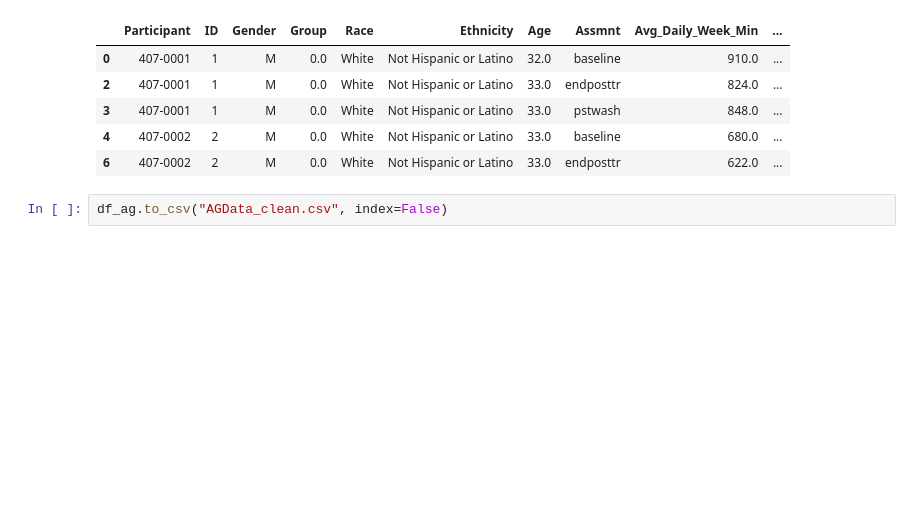
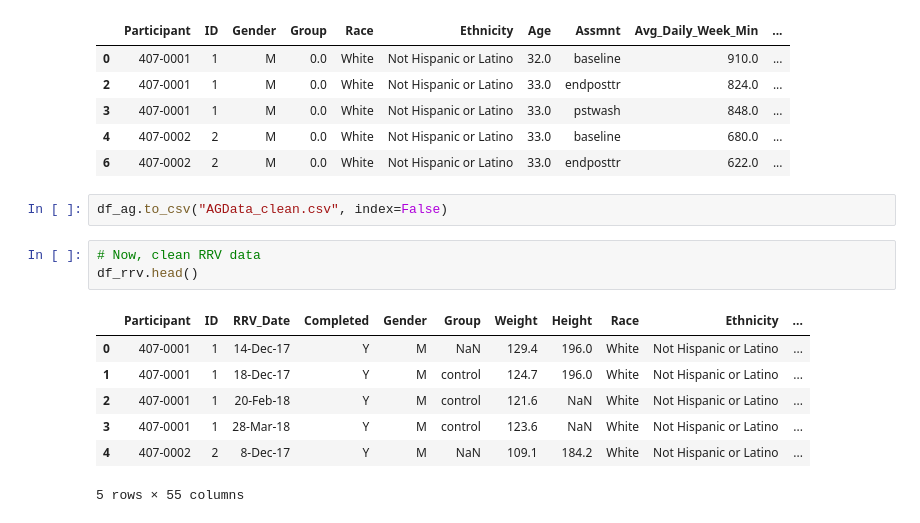
Before and after one commit to JainAnnanya/rrv-activity-modeling-ml, a Jupyter notebook: fitness_eda.ipynb, the cells around one changed output. Drawn from its saved outputs; the diff is of its cells as text; blank space fills up the shorter version.

Commit message:
Clean RRV data and merge with AG data

```diff
--- a/fitness_eda.ipynb
+++ b/fitness_eda.ipynb
@@ -185,3 +182,14 @@ Final shape: (207, 14)
 | 6 | 407-0002 | 2 | M | 0.0 | White | Not Hispanic or Latino | 33.0 | endposttr | 622.0 | ... |
 # %%
 df_ag.to_csv("AGData_clean.csv", index=False)
+# %%
+# Now, clean RRV data
+df_rrv.head()
+# %% [output]
+|  | Participant | ID | RRV_Date | Completed | Gender | Group | Weight | Height | Race | Ethnicity | ... |
+| 0 | 407-0001 | 1 | 14-Dec-17 | Y | M | NaN | 129.4 | 196.0 | White | Not Hispanic or Latino | ... |
+| 1 | 407-0001 | 1 | 18-Dec-17 | Y | M | control | 124.7 | 196.0 | White | Not Hispanic or Latino | ... |
+| 2 | 407-0001 | 1 | 20-Feb-18 | Y | M | control | 121.6 | NaN | White | Not Hispanic or Latino | ... |
+| 3 | 407-0001 | 1 | 28-Mar-18 | Y | M | control | 123.6 | NaN | White | Not Hispanic or Latino | ... |
+| 4 | 407-0002 | 2 | 8-Dec-17 | Y | M | NaN | 109.1 | 184.2 | White | Not Hispanic or Latino | ... |
+5 rows × 55 columns
```
Also changed, not shown: parts of 8 cells of this notebook, 2 other files.
